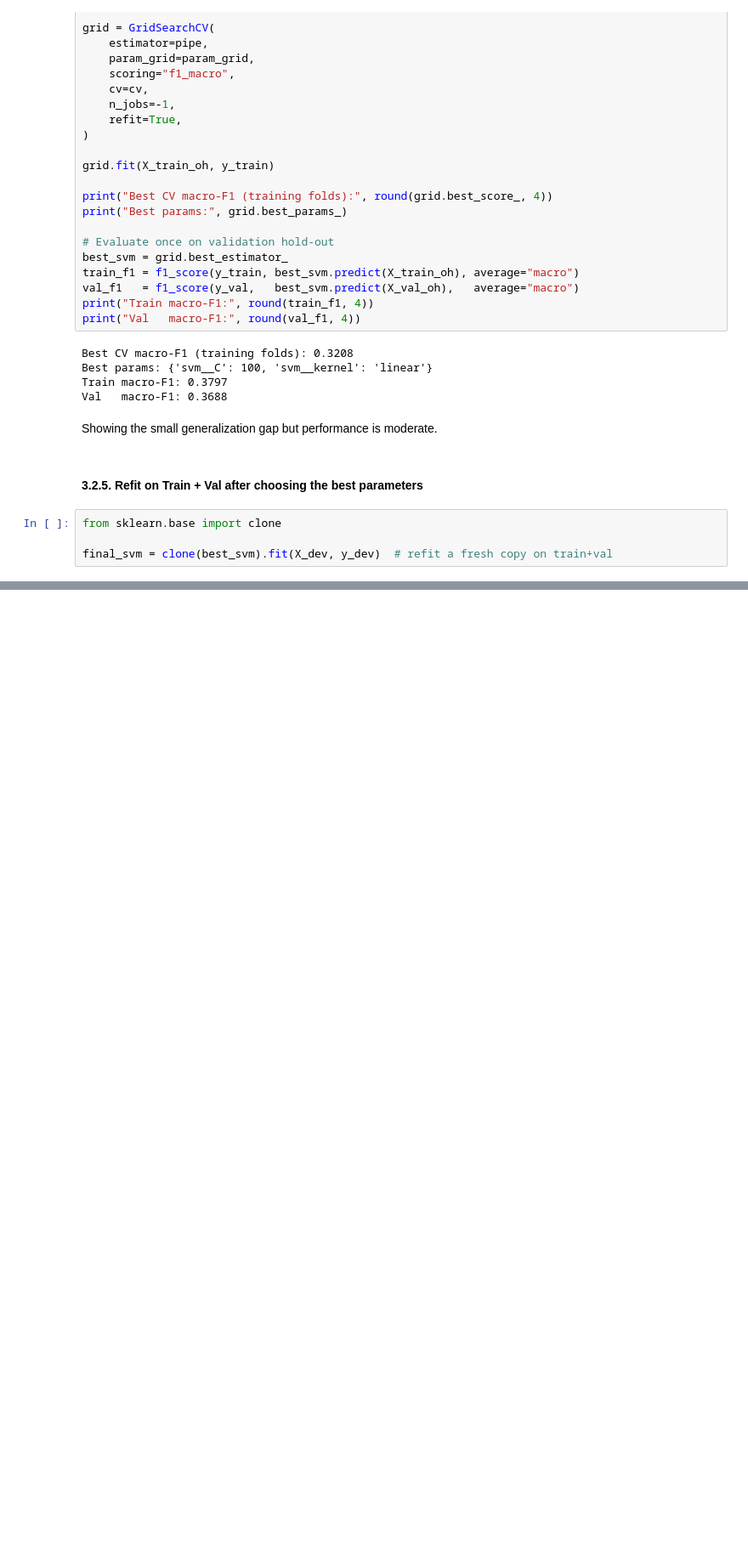
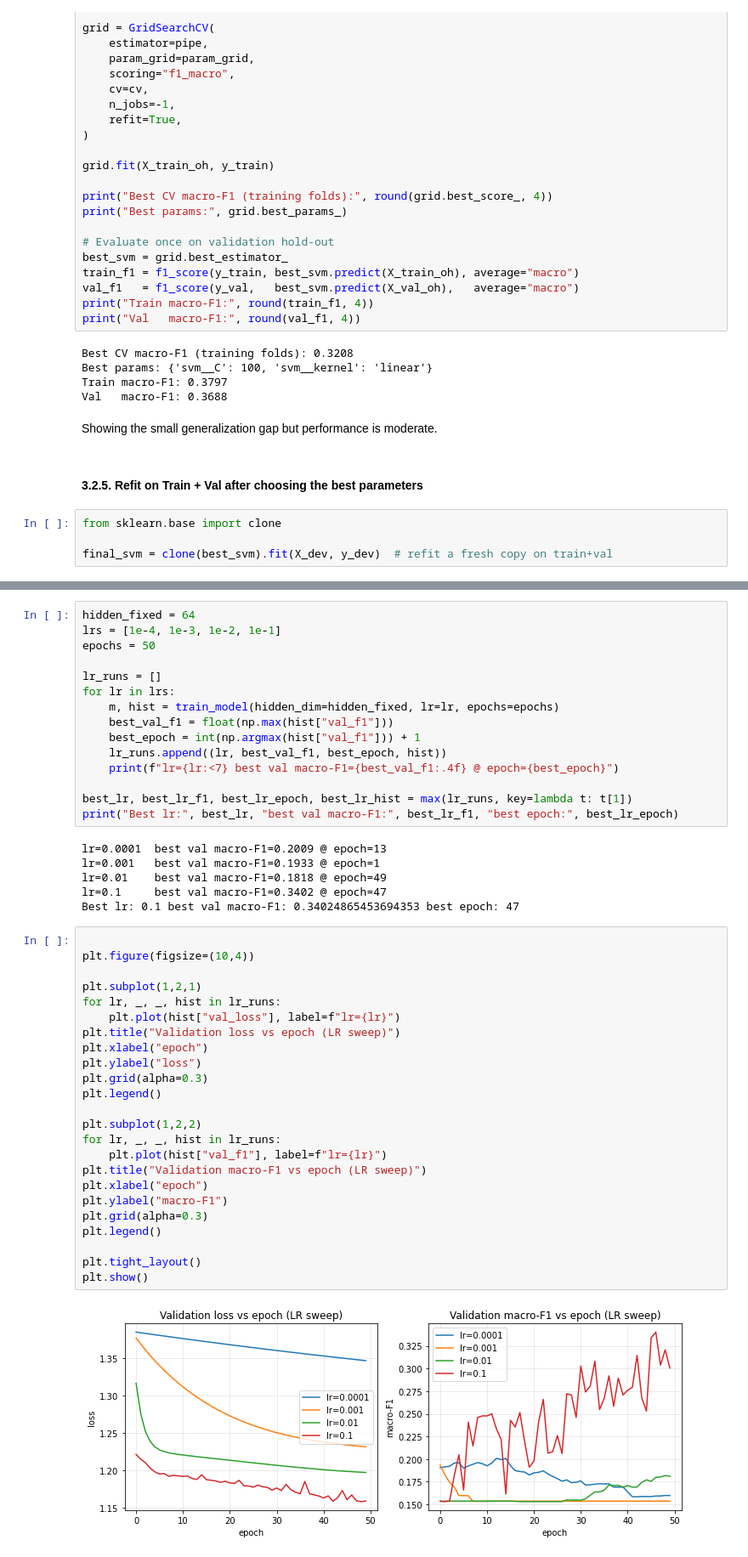
Before and after one commit to HieuTong/wildfires_classification, a Jupyter notebook: assignment2.ipynb, the cells around one changed output, grey strips where cells are left out. Shown at 85% size. Cells and saved outputs as stored; diff of their text form; blank space fills up the shorter version.

Commit message:
Add model experiments

```diff
--- a/assignment2.ipynb
+++ b/assignment2.ipynb
@@ -805,0 +960,47 @@ final_svm = clone(best_svm).fit(X_dev, y_dev)  # refit a fresh copy on train+val
+# %%
+hidden_fixed = 64
+lrs = [1e-4, 1e-3, 1e-2, 1e-1]
+epochs = 50
+
+lr_runs = []
+for lr in lrs:
+    m, hist = train_model(hidden_dim=hidden_fixed, lr=lr, epochs=epochs)
+    best_val_f1 = float(np.max(hist["val_f1"]))
+    best_epoch = int(np.argmax(hist["val_f1"])) + 1
+    lr_runs.append((lr, best_val_f1, best_epoch, hist))
+    print(f"lr={lr:<7} best val macro-F1={best_val_f1:.4f} @ epoch={best_epoch}")
+
+best_lr, best_lr_f1, best_lr_epoch, best_lr_hist = max(lr_runs, key=lambda t: t[1])
+print("Best lr:", best_lr, "best val macro-F1:", best_lr_f1, "best epoch:", best_lr_epoch)
+# %% [output]
+lr=0.0001  best val macro-F1=0.2009 @ epoch=13
+lr=0.001   best val macro-F1=0.1933 @ epoch=1
+lr=0.01    best val macro-F1=0.1818 @ epoch=49
+lr=0.1     best val macro-F1=0.3402 @ epoch=47
+Best lr: 0.1 best val macro-F1: 0.34024865453694353 best epoch: 47
+# %%
+
+plt.figure(figsize=(10,4))
+
+plt.subplot(1,2,1)
+for lr, _, _, hist in lr_runs:
+    plt.plot(hist["val_loss"], label=f"lr={lr}")
+plt.title("Validation loss vs epoch (LR sweep)")
+plt.xlabel("epoch")
+plt.ylabel("loss")
+plt.grid(alpha=0.3)
+plt.legend()
+
+plt.subplot(1,2,2)
+for lr, _, _, hist in lr_runs:
+    plt.plot(hist["val_f1"], label=f"lr={lr}")
+plt.title("Validation macro-F1 vs epoch (LR sweep)")
+plt.xlabel("epoch")
+plt.ylabel("macro-F1")
+plt.grid(alpha=0.3)
+plt.legend()
+
+plt.tight_layout()
+plt.show()
+# %% [output]
+[figure, added]
```
Also changed, not shown: parts of 17 cells of this notebook.
